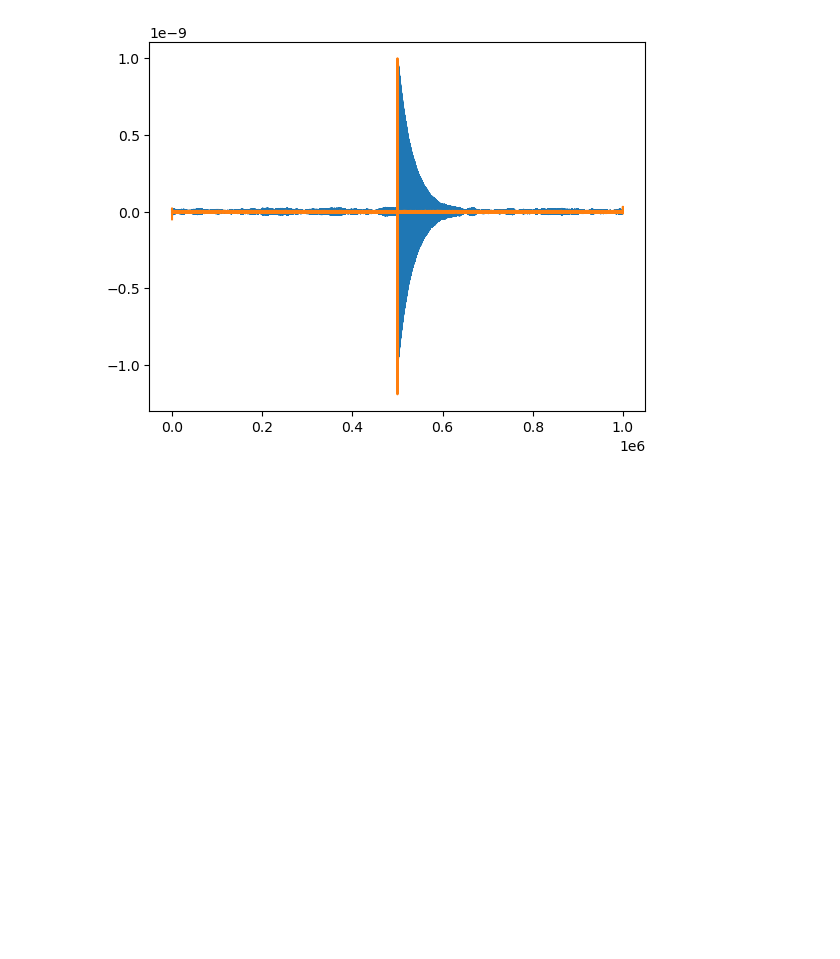
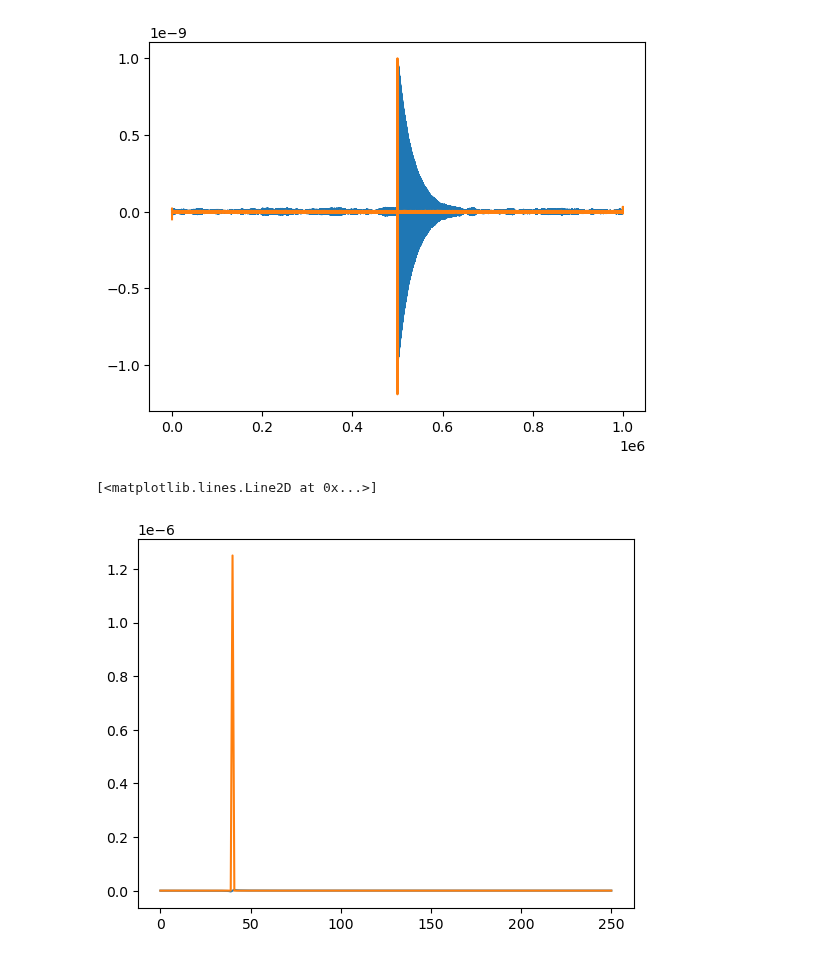
Before and after one commit to tompenny/SIMPLE_impulsesimulations, a Jupyter notebook: Reconstruction - Just force.ipynb, the cells around one changed output. Cells and saved outputs as stored; diff of their text form; code cells hidden in the pictures; blank space fills up the shorter version.

```diff
--- a/Reconstruction - Just force.ipynb
+++ b/Reconstruction - Just force.ipynb
@@ -102,3 +102,9 @@ expected = exp_ft(np.linspace(0, 500000, 500001), 55000, 10)
+# %%
+plt.plot(np.real(expected))
+plt.plot(np.imag(expected))
+# %% [output]
+[<matplotlib.lines.Line2D at 0x...>]
+[figure, added]
 # %%
 importlib.reload(au)
 
```
Also changed, not shown: parts of 10 cells of this notebook.
